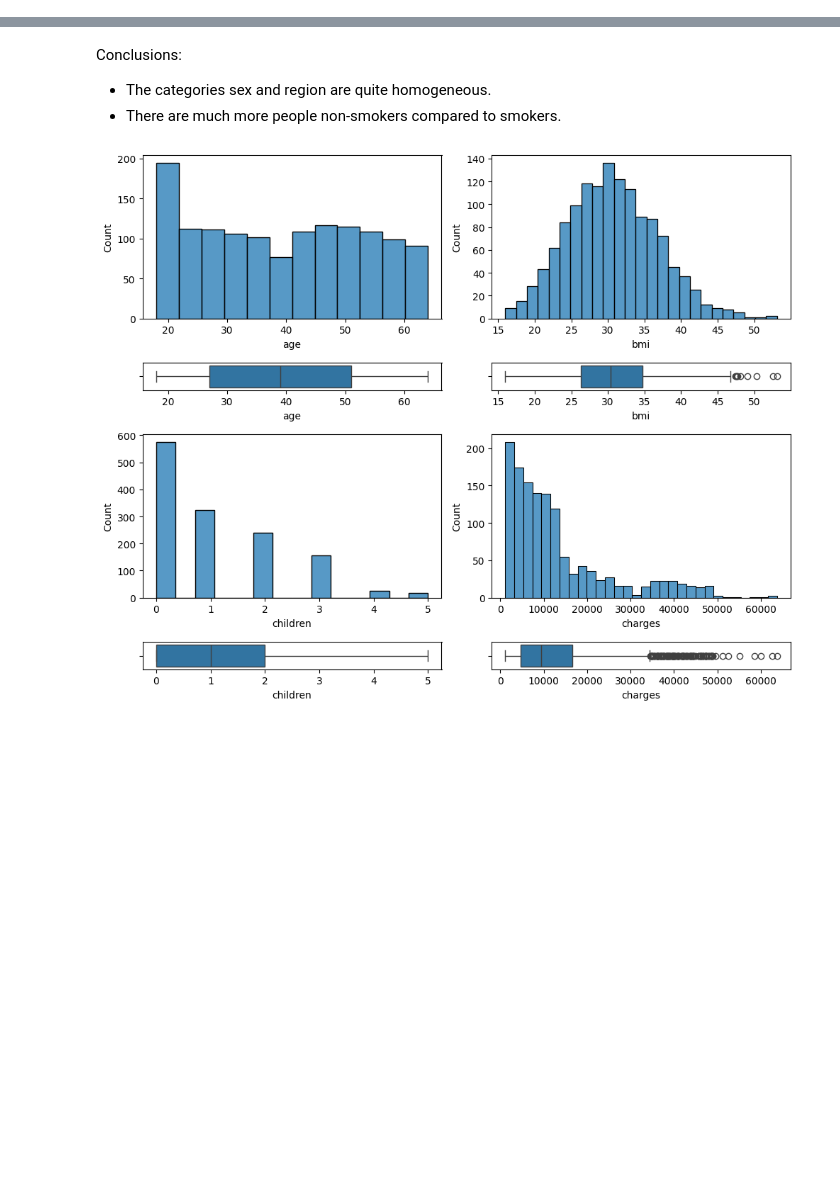
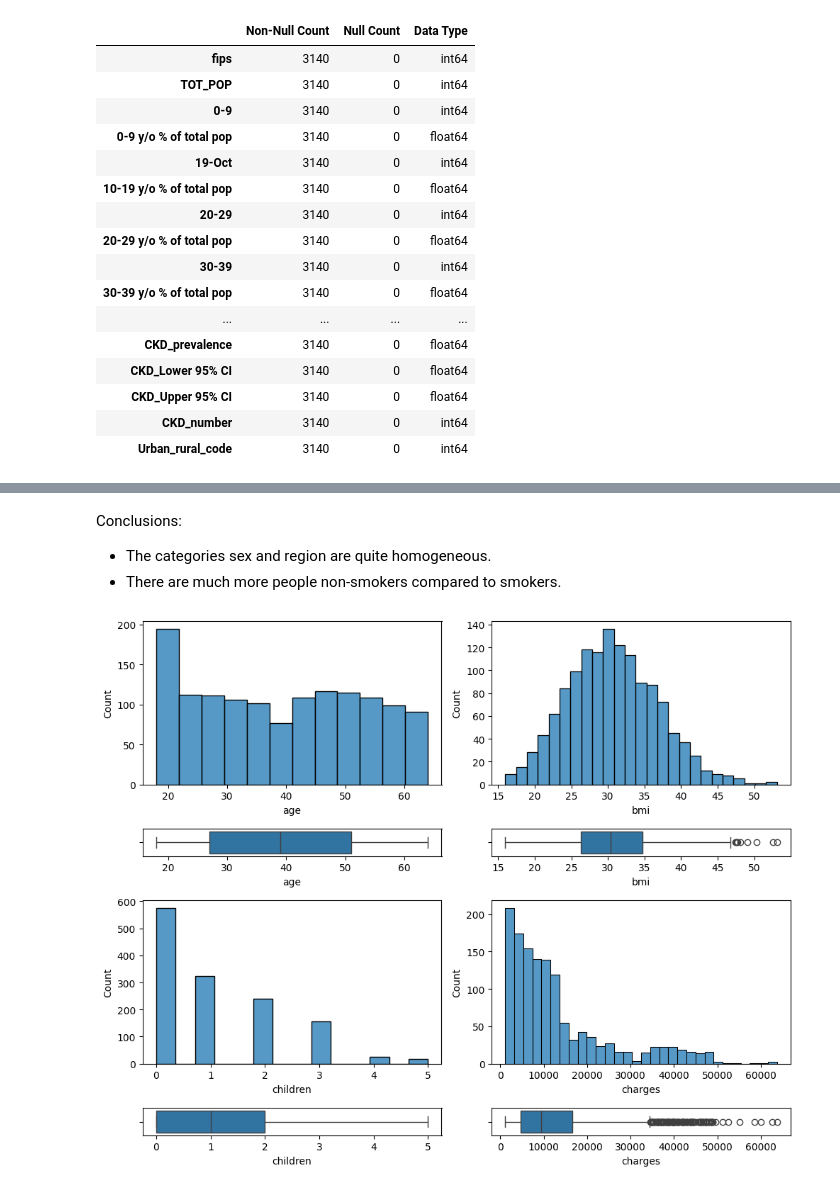
Before and after one commit to 4GeeksAcademy/machine-learning-regularized-linear-regression-Juli-MM, a Jupyter notebook: src/explore.ipynb, the cells around one changed output, grey strips where cells are left out. Cells and saved outputs as stored; diff of their text form; code cells hidden in the pictures; blank space fills up the shorter version.

```diff
--- a/src/explore.ipynb
+++ b/src/explore.ipynb
@@ -49,3 +47,33 @@ if total_data.duplicated().sum() > 0 :
+# %%
+# Get null and type info
+
+pd.set_option('display.max_rows', None)
+
+column_data = pd.DataFrame({
+        'Non-Null Count': total_data.count(),
+        'Null Count': total_data.isnull().sum(),
+        'Data Type': total_data.dtypes
+        })
+
+column_data
+# %% [output]
+|  | Non-Null Count | Null Count | Data Type |
+| fips | 3140 | 0 | int64 |
+| TOT_POP | 3140 | 0 | int64 |
+| 0-9 | 3140 | 0 | int64 |
+| 0-9 y/o % of total pop | 3140 | 0 | float64 |
+| 19-Oct | 3140 | 0 | int64 |
+| 10-19 y/o % of total pop | 3140 | 0 | float64 |
+| 20-29 | 3140 | 0 | int64 |
+| 20-29 y/o % of total pop | 3140 | 0 | float64 |
+| 30-39 | 3140 | 0 | int64 |
+| 30-39 y/o % of total pop | 3140 | 0 | float64 |
+| ... | ... | ... | ... |
+| CKD_prevalence | 3140 | 0 | float64 |
+| CKD_Lower 95% CI | 3140 | 0 | float64 |
+| CKD_Upper 95% CI | 3140 | 0 | float64 |
+| CKD_number | 3140 | 0 | int64 |
+| Urban_rural_code | 3140 | 0 | int64 |
 # %%
 # Separate in 2 lists the numerical and categorical variables
 
```
Also changed, not shown: parts of 13 cells of this notebook.
